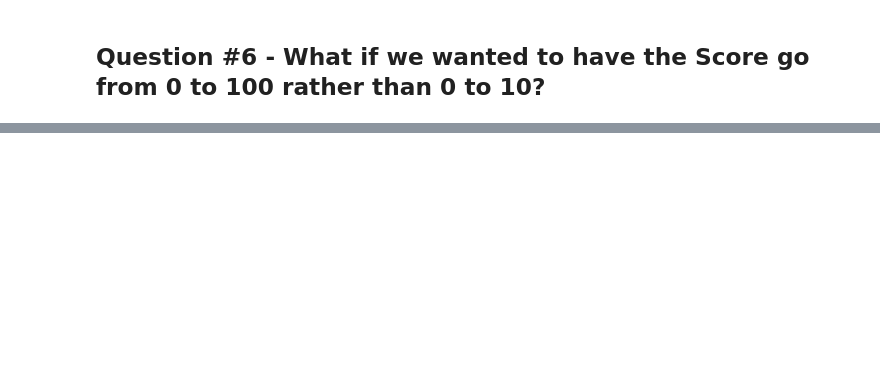
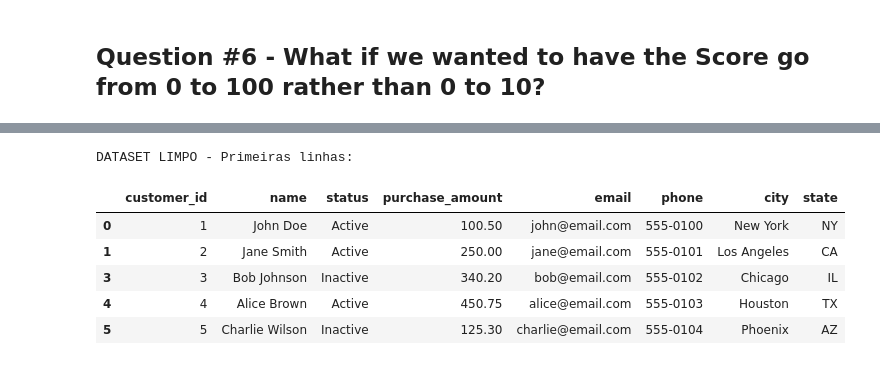
Before and after one commit to Claudenir-Nojosa/ML-Studies, a Jupyter notebook: pt/pandas-tutorial/Pandas-Tutorial.ipynb, the cells around one changed output, grey strips where cells are left out. Saved outputs shown, nothing was run; the diff lists cells and outputs as text; code cells hidden in the pictures; blank space fills up the shorter version.

```diff
--- a/pt/pandas-tutorial/Pandas-Tutorial.ipynb
+++ b/pt/pandas-tutorial/Pandas-Tutorial.ipynb
@@ -365,0 +475,29 @@ df_copy
+# %%
+import numpy as np
+# Criar dataset "sujo" para praticar limpeza
+data = {
+    'customer_id': [1, 2, 2, 3, 4, 5, 5, 6, 7, 8, 9, 10],
+    'name': ['  John Doe  ', 'Jane Smith', 'Jane Smith', '  Bob Johnson',
+             'Alice Brown  ', 'Charlie Wilson', 'Charlie Wilson', 'Diana Prince',
+             'Eve Adams', 'Frank Miller', '  Grace Lee', 'Henry Ford  '],
+    'email_phone': ['john@email.com|555-0100', 'jane@email.com|555-0101',
+                    'jane@email.com|555-0101', 'bob@email.com|555-0102',
+                    'alice@email.com|555-0103', 'charlie@email.com|555-0104',
+                    'charlie@email.com|555-0104', 'diana@email.com|555-0105',
+                    'eve@email.com|555-0106', 'frank@email.com|555-0107',
+                    'grace@email.com|555-0108', 'henry@email.com|555-0109'],
+    'status': ['Active', 'active', 'active', 'INACTIVE', 'Active',
+               'Inactive', 'Inactive', 'active', 'ACTIVE', 'inactive',
+               'Active', 'Active'],
+    'purchase_amount': [100.50, 250.00, 250.00, np.nan, 450.75,
+                        125.30, 125.30, 890.00, np.nan, 340.20,
+                        np.nan, 560.80],
+    'city_state': ['New York, NY', 'Los Angeles, CA', 'Los Angeles, CA',
+                   'Chicago, IL', 'Houston, TX', 'Phoenix, AZ', 'Phoenix, AZ',
+                   'Philadelphia, PA', 'San Antonio, TX', 'San Diego, CA',
+                   'Dallas, TX', 'San Jose, CA']
+}
+
+df = pd.DataFrame(data)
+print(f"Dataset criado com {len(df)} linhas!")
+df
@@ -365,0 +777,12 @@ df_copy
+# %%
+# Visualizar dataset limpo
+print("\nDATASET LIMPO - Primeiras linhas:")
+df_pipeline.head()
+# %% [output]
+DATASET LIMPO - Primeiras linhas:
+|  | customer_id | name | status | purchase_amount | email | phone | city | state |
+| 0 | 1 | John Doe | Active | 100.50 | john@email.com | 555-0100 | New York | NY |
+| 1 | 2 | Jane Smith | Active | 250.00 | jane@email.com | 555-0101 | Los Angeles | CA |
+| 3 | 3 | Bob Johnson | Inactive | 340.20 | bob@email.com | 555-0102 | Chicago | IL |
+| 4 | 4 | Alice Brown | Active | 450.75 | alice@email.com | 555-0103 | Houston | TX |
+| 5 | 5 | Charlie Wilson | Inactive | 125.30 | charlie@email.com | 555-0104 | Phoenix | AZ |
```
Also changed, not shown: parts of 180 cells of this notebook, 1 other file.
